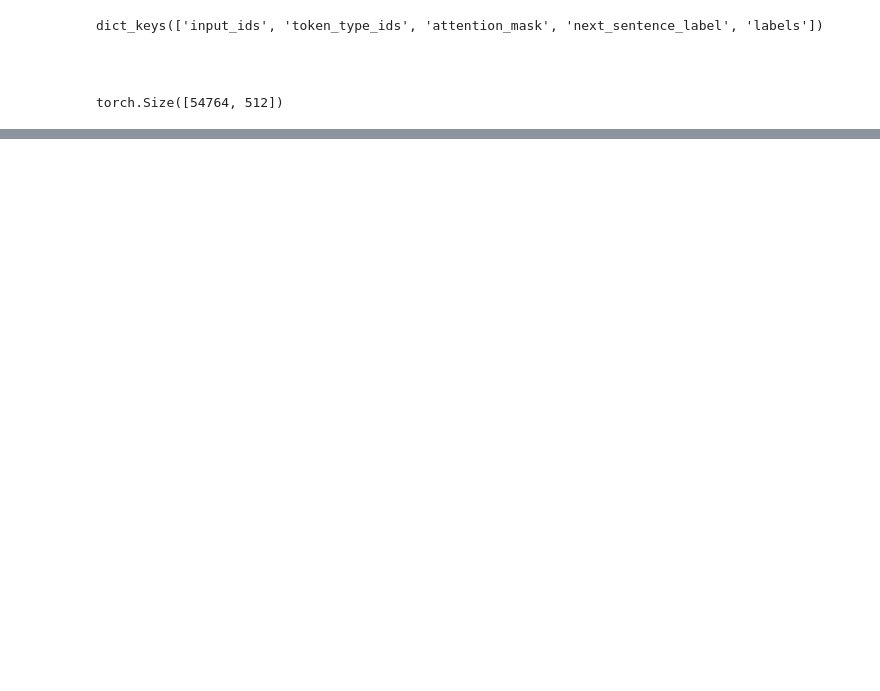
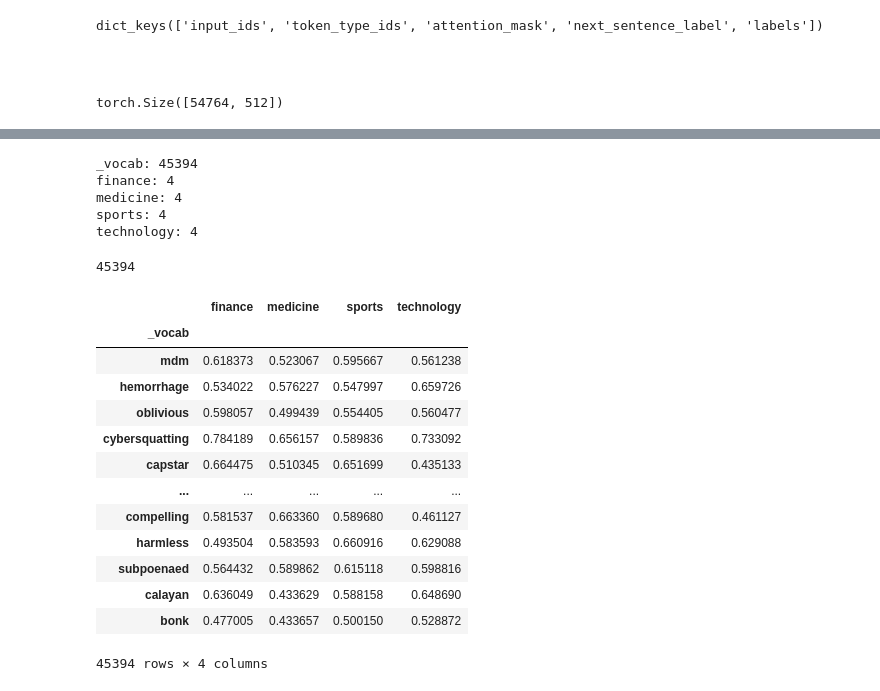
Before and after one commit to zhangchi0104/honours-sgtm, a Jupyter notebook: experiment.ipynb, the cells around one changed output, grey strips where cells are left out. Drawn from its saved outputs; the diff is of its cells as text; code cells hidden in the pictures; blank space fills up the shorter version.

```diff
--- a/experiment.ipynb
+++ b/experiment.ipynb
@@ -297,0 +324,66 @@ torch.Size([54764, 512])
+# %%
+topic_embeddings = []
+tokenizer = BertTokenizer(vocab_file='model/bert-wordpiece-vocab.txt')
+vocab = None
+with open('vocab.pkl', 'rb') as f:
+    vocab = pickle.load(f)
+# %%
+res = []
+for seed in SEEDS:
+    topic_embeddings.append(get_embeddings(model, tokenizer(seed, return_tensors='pt')))
+def job(vocab, topic, tokenizer, model):
+    res_col = []
+    loop = tqdm(vocab)
+    loop.set_description(f"topic: {topic}")
+    topic_token = tokenizer(topic, return_tensors='pt')
+    topic_emb = get_embeddings(model, topic_token)
+    for word in loop:
+        token = tokenizer(word, return_tensors='pt')
+        if len(token['input_ids']) > 3:
+            print(f"WARNING: Word '{word}' is not in BERT's vocabulary")
+        word_emb = get_embeddings(model, token)
+        res_col.append(cosine(topic_emb, word_emb))
+    return res_col
+# %%
+for topic in SEEDS:
+    res.append(job(vocab, topic, tokenizer, model))
+# %%
+for key, val in res_dict.items():
+    print(f"{key}: {len(val)}")
+# %% [output]
+_vocab: 45394
+finance: 4
+medicine: 4
+sports: 4
+technology: 4
+# %%
+
+arr = np.array(res)
+arr = arr.T
+res_dict = {
+    '_vocab': list(vocab),
+}
+for i, topic in enumerate(SEEDS):
+    res_dict[topic] = arr[:, i]
+res_df = pd.DataFrame(res_dict)
+res_df = res_df.set_index(['_vocab'])
+len(vocab)
+# %% [output]
+45394
+# %%
+res_df
+# %% [output]
+|  | finance | medicine | sports | technology |
+| _vocab |  |  |  |  |
+| mdm | 0.618373 | 0.523067 | 0.595667 | 0.561238 |
+| hemorrhage | 0.534022 | 0.576227 | 0.547997 | 0.659726 |
+| oblivious | 0.598057 | 0.499439 | 0.554405 | 0.560477 |
+| cybersquatting | 0.784189 | 0.656157 | 0.589836 | 0.733092 |
+| capstar | 0.664475 | 0.510345 | 0.651699 | 0.435133 |
+| ... | ... | ... | ... | ... |
+| compelling | 0.581537 | 0.663360 | 0.589680 | 0.461127 |
+| harmless | 0.493504 | 0.583593 | 0.660916 | 0.629088 |
+| subpoenaed | 0.564432 | 0.589862 | 0.615118 | 0.598816 |
+| calayan | 0.636049 | 0.433629 | 0.588158 | 0.648690 |
+| bonk | 0.477005 | 0.433657 | 0.500150 | 0.528872 |
+45394 rows × 4 columns
```
Also changed, not shown: parts of 11 cells of this notebook, 9 other files.
